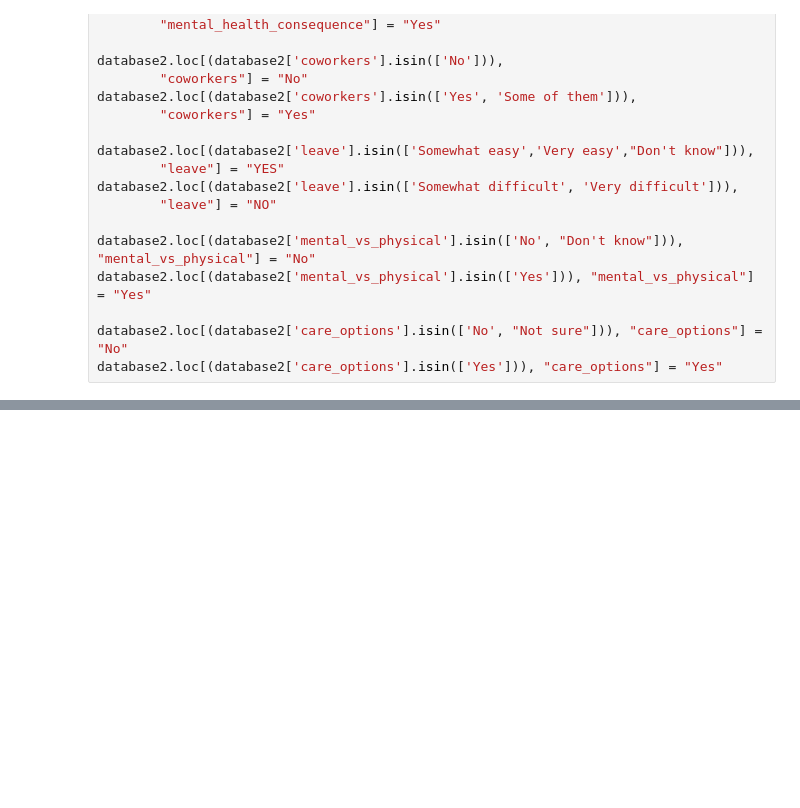
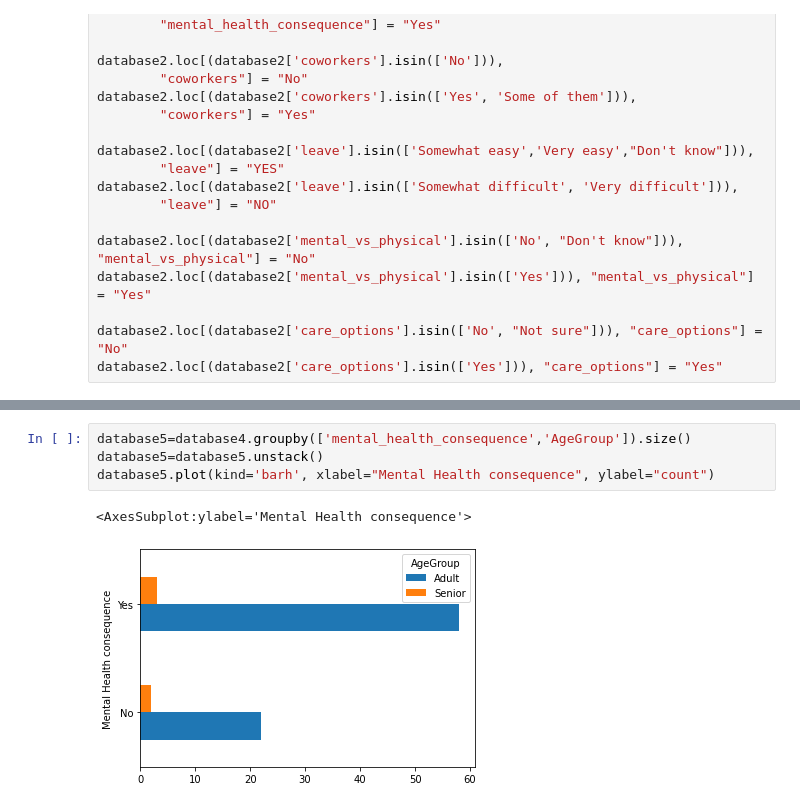
Before and after one commit to KANISHKASAXENA009/DataAnalysisToolsProject, a Jupyter notebook: DataToolsProjectAssignment.ipynb, the cells around one changed output, grey strips where cells are left out. Drawn from its saved outputs; the diff is of its cells as text; blank space fills up the shorter version.

```diff
--- a/DataToolsProjectAssignment.ipynb
+++ b/DataToolsProjectAssignment.ipynb
@@ -95,0 +122,7 @@ database2.loc[(database2['care_options'].isin(['Yes'])), "care_options"] = "Yes"
+# %%
+database5=database4.groupby(['mental_health_consequence','AgeGroup']).size()
+database5=database5.unstack()
+database5.plot(kind='barh', xlabel="Mental Health consequence", ylabel="count")
+# %% [output]
+<AxesSubplot:ylabel='Mental Health consequence'>
+[figure, added]
```
Also changed, not shown: parts of 3 cells of this notebook.
